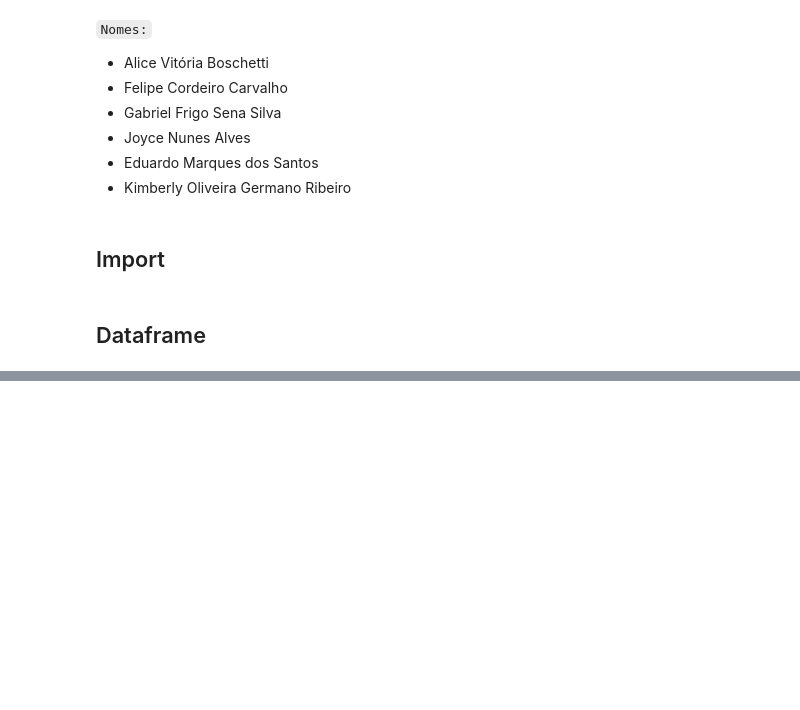
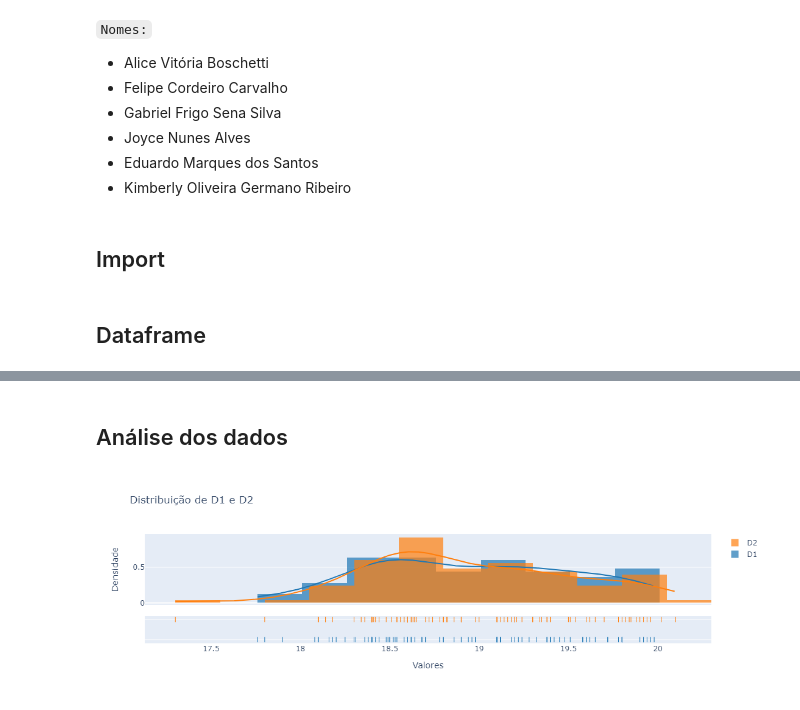
Before and after one commit to gfrigo/Experimento-Bolinha-Gude, a Jupyter notebook: analytics.ipynb, the cells around one changed output, grey strips where cells are left out. Saved outputs shown, nothing was run; the diff lists cells and outputs as text; code cells hidden in the pictures; blank space fills up the shorter version.

```diff
--- a/analytics.ipynb
+++ b/analytics.ipynb
@@ -31,0 +48,14 @@ df.head()
+# %% [markdown]
+## Análise dos dados
+# %%
+df_subset = df[['D1', 'D2']]
+
+fig = ff.create_distplot([df_subset[c] for c in df_subset.columns], df_subset.columns, bin_size=0.25)
+
+fig.update_layout(title='Distribuição de D1 e D2',
+                  xaxis_title='Valores',
+                  yaxis_title='Densidade')
+
+fig.show()
+# %% [output]
+[figure, added]
```
Also changed, not shown: parts of 25 cells of this notebook.
